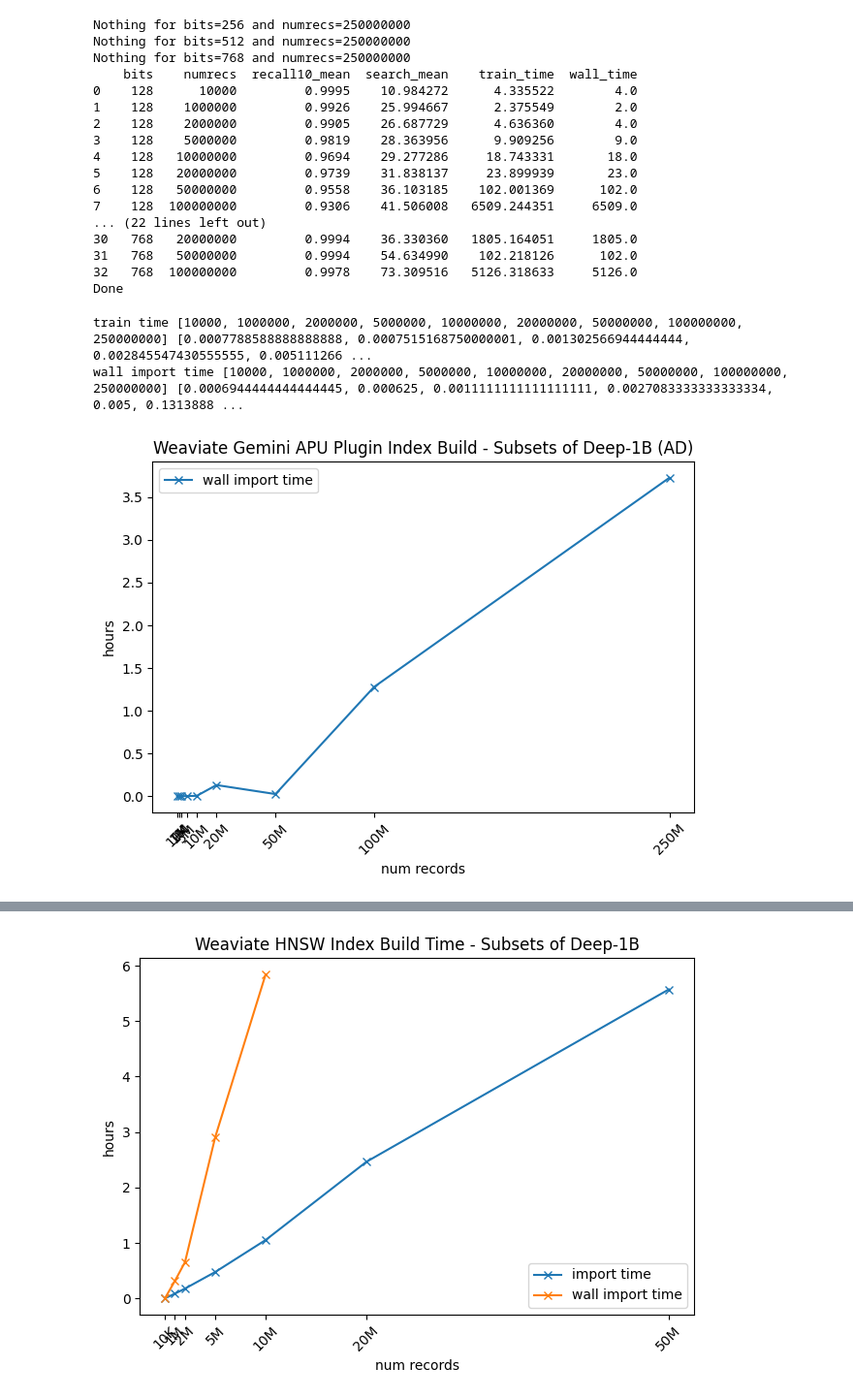
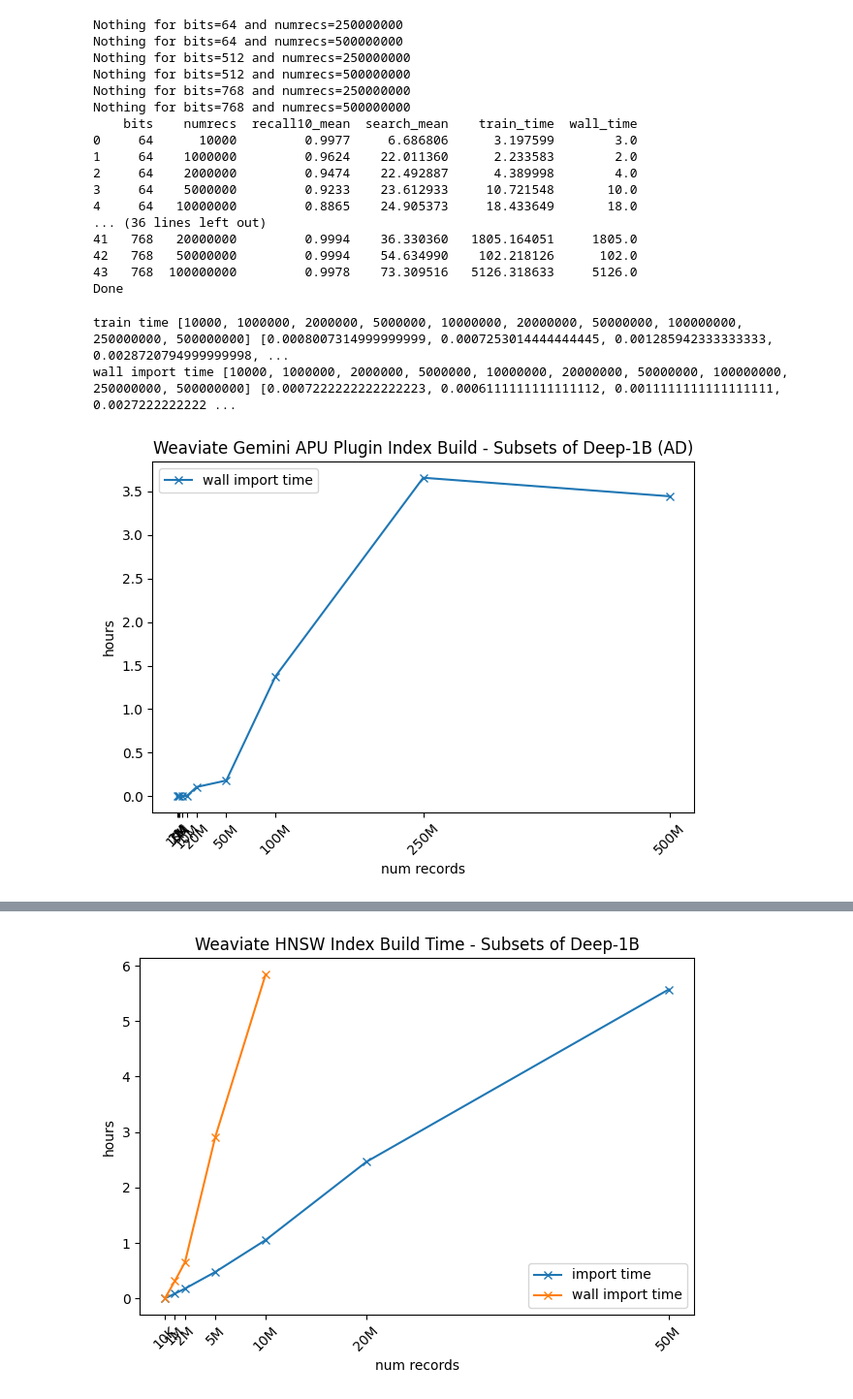
Before and after one commit to sourcesync/weaviate-benchmarking, a Jupyter notebook: gsi/analyze.ipynb, the cells around one changed output, grey strips where cells are left out. Shown at 97% size. Drawn from its saved outputs; the diff is of its cells as text; code cells hidden in the pictures.

```diff
--- a/gsi/analyze.ipynb
+++ b/gsi/analyze.ipynb
@@ -87,6 +87,7 @@ def hsize(numrecs):
     elif numrecs==50000000: return "50M"
     elif numrecs==100000000: return "100M"
     elif numrecs==250000000: return "250M"
+    elif numrecs==500000000: return "500M"
     else: raise Exception("Unsupported size" + str(numrecs))
 
 
@@ -155,22 +156,22 @@ print(summary_df)
 
 print("Done")
 # %% [output]
-Nothing for bits=256 and numrecs=250000000
+Nothing for bits=64 and numrecs=250000000
+Nothing for bits=64 and numrecs=500000000
 Nothing for bits=512 and numrecs=250000000
+Nothing for bits=512 and numrecs=500000000
 Nothing for bits=768 and numrecs=250000000
+Nothing for bits=768 and numrecs=500000000
     bits    numrecs  recall10_mean  search_mean    train_time  wall_time
-0    128      10000         0.9995    10.984272      4.335522        4.0
-1    128    1000000         0.9926    25.994667      2.375549        2.0
-2    128    2000000         0.9905    26.687729      4.636360        4.0
-3    128    5000000         0.9819    28.363956      9.909256        9.0
-4    128   10000000         0.9694    29.277286     18.743331       18.0
-5    128   20000000         0.9739    31.838137     23.899939       23.0
-6    128   50000000         0.9558    36.103185    102.001369      102.0
-7    128  100000000         0.9306    41.506008   6509.244351     6509.0
-... (22 lines left out)
-30   768   20000000         0.9994    36.330360   1805.164051     1805.0
-31   768   50000000         0.9994    54.634990    102.218126      102.0
-32   768  100000000         0.9978    73.309516   5126.318633     5126.0
+0     64      10000         0.9977     6.686806      3.197599        3.0
+1     64    1000000         0.9624    22.011360      2.233583        2.0
+2     64    2000000         0.9474    22.492887      4.389998        4.0
+3     64    5000000         0.9233    23.612933     10.721548       10.0
+4     64   10000000         0.8865    24.905373     18.433649       18.0
+... (36 lines left out)
+41   768   20000000         0.9994    36.330360   1805.164051     1805.0
+42   768   50000000         0.9994    54.634990    102.218126      102.0
+43   768  100000000         0.9978    73.309516   5126.318633     5126.0
 Done
 # %%
 # Plot import/train times
@@ -190,37 +191,37 @@ for idx in avg_train_time.index:
     x = idx
     xs.append(x)
     y = avg_train_time[idx]/(60.0*60.0)
     ys.append(y)
 print("train time", xs,ys)
 
 # get the plot points for wall import time
 wxs = []
 wys = []
 for idx in avg_wall_import_time.index:
     x = idx
     wxs.append(x)
     y = avg_wall_import_time[idx]/(60.0*60.0)
     wys.append(y)
 print("wall import time", wxs,wys)
 
 # plot the lines and label the plot
 fig, ax = plt.subplots()
 #ax.plot(xs,ys, marker='x', label="train time")
 ax.plot(wxs,wys, marker='x', label="wall import time")
 ax.set_ylabel('hours')
 ax.set_xlabel('num records')
 ax.set_xticks(xs)
-ax.set_xticklabels(['10K','1M','2M','5M','10M','20M','50M', '100M', '250M'], rotation = 45)
+ax.set_xticklabels(['10K','1M','2M','5M','10M','20M','50M', '100M', '250M','500M'], rotation = 45)
 ax.set_title("Weaviate Gemini APU Plugin Index Build - Subsets of Deep-1B (AD)")
 ax.legend(loc='best')
 fig.tight_layout()
 fig.savefig("results/weaviate_gemini_build_time_ad.png")
 
 # TODO:  plot the variance at each X
 # %% [output]
-train time [10000, 1000000, 2000000, 5000000, 10000000, 20000000, 50000000, 100000000, 250000000] [0.0007788588888888888, 0.0007515168750000001, 0.001302566944444444, 0.002845547430555555, 0.005111266 ...
-wall import time [10000, 1000000, 2000000, 5000000, 10000000, 20000000, 50000000, 100000000, 250000000] [0.0006944444444444445, 0.000625, 0.0011111111111111111, 0.0027083333333333334, 0.005, 0.1313888 ...
+train time [10000, 1000000, 2000000, 5000000, 10000000, 20000000, 50000000, 100000000, 250000000, 500000000] [0.0008007314999999999, 0.0007253014444444445, 0.001285942333333333, 0.0028720794999999998, ...
+wall import time [10000, 1000000, 2000000, 5000000, 10000000, 20000000, 50000000, 100000000, 250000000, 500000000] [0.0007222222222222223, 0.0006111111111111112, 0.0011111111111111111, 0.0027222222222 ...
-[figure, old version]
+[figure, new version]
 # %%
 # plot Gemini/APU plugin recall vs latency
 
```
Also changed, not shown: parts of 1 cell of this notebook.
